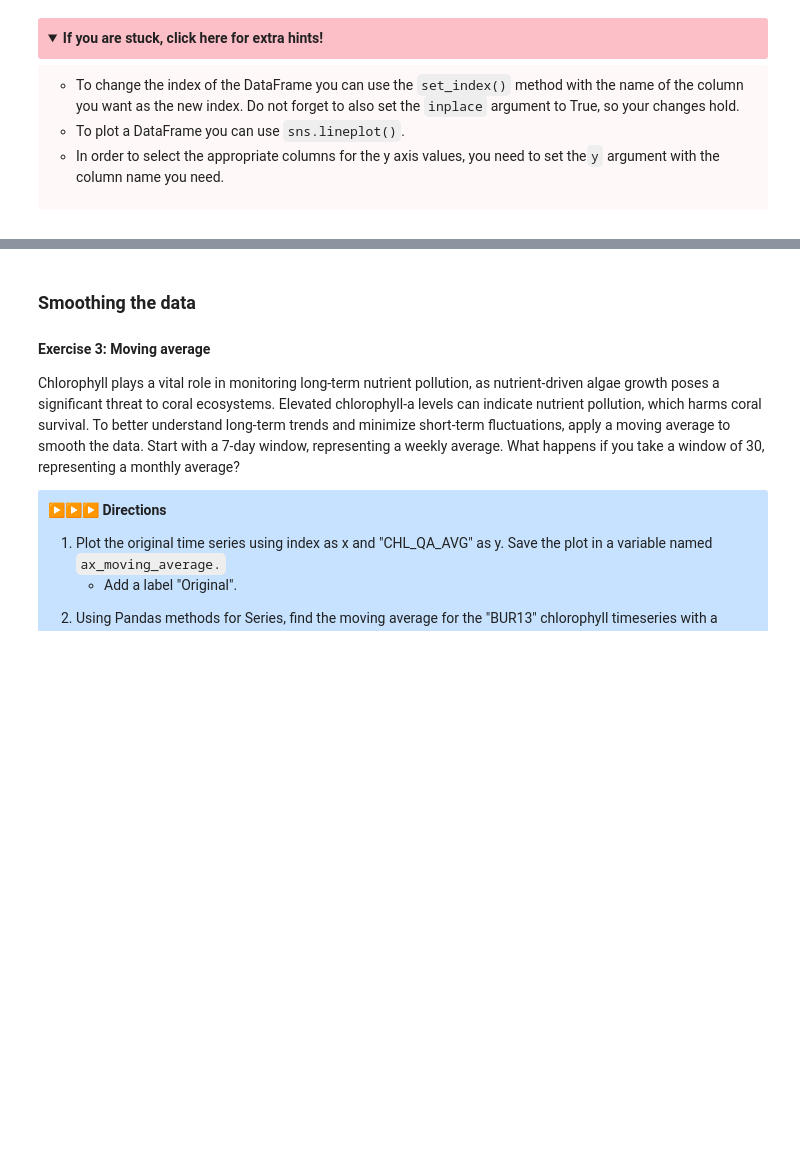
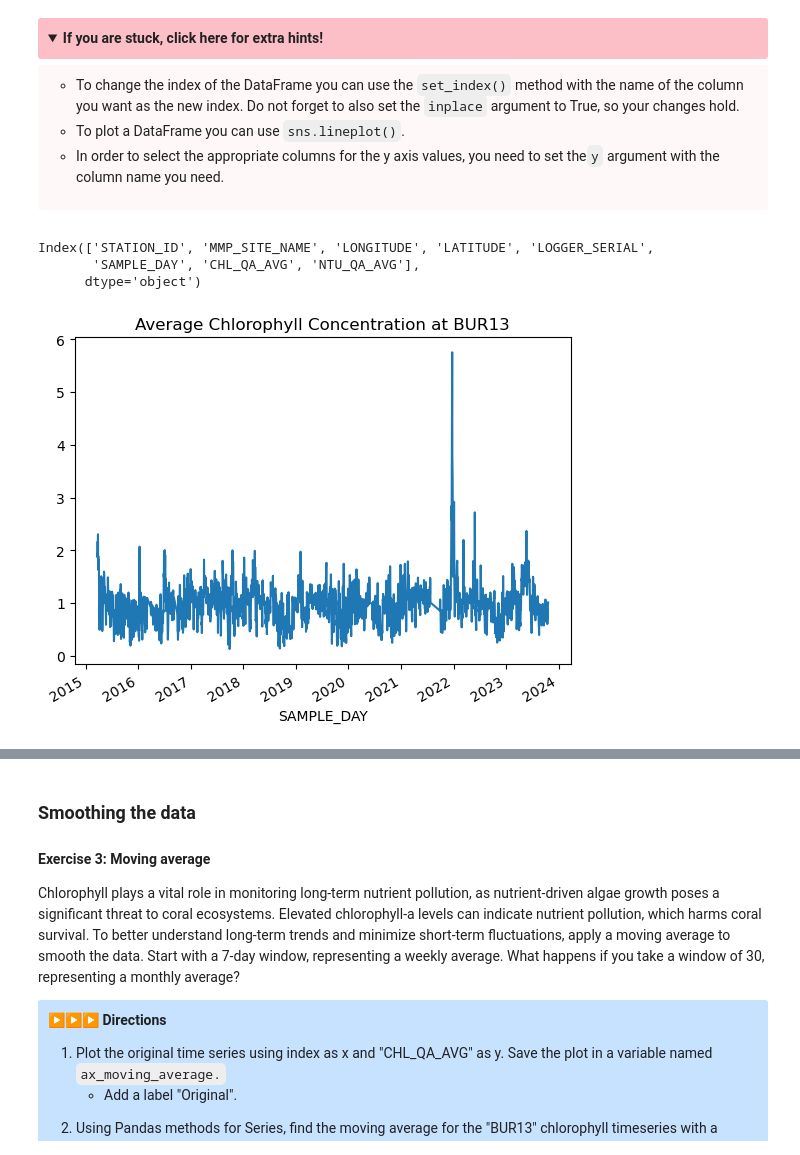
Before and after one commit to dennislamcv1/DEEPAIDA, a Jupyter notebook: Python for Data Analytics/C3M5_Assignment.ipynb, the cells around one changed output, grey strips where cells are left out. Drawn from its saved outputs; the diff is of its cells as text; code cells hidden in the pictures; folded sections open; blank space fills up the shorter version.

```diff
--- a/Python for Data Analytics/C3M5_Assignment.ipynb
+++ b/Python for Data Analytics/C3M5_Assignment.ipynb
@@ -145,7 +162,7 @@ If you are stuck, click here for extra hints!</summary>
 
 ### START CODE HERE ###
 
-df["SAMPLE_DAY"] = None
+df["SAMPLE_DAY"] = pd.to_datetime(df["SAMPLE_DAY"])
 
 ### END CODE HERE ###
 # %%
@@ -212,25 +239,33 @@ If you are stuck, click here for extra hints!</summary>
 - To plot a DataFrame you can use `sns.lineplot()`.
 - In order to select the appropriate columns for the y axis values, you need to set the`y` argument with the column name you need.
 </details>
+# %%
+df.columns
+# %% [output]
+Index(['STATION_ID', 'MMP_SITE_NAME', 'LONGITUDE', 'LATITUDE', 'LOGGER_SERIAL',
+       'SAMPLE_DAY', 'CHL_QA_AVG', 'NTU_QA_AVG'],
+      dtype='object')
 # %%
 # GRADED CELL: exercise 2a
 
 plt.figure()
 
 ### START CODE HERE ###
 
 # filter the dataset
-df_bur13 = None
+df_bur13 = df[df["STATION_ID"] == "BUR13"]
 
 # set the index to the "SAMPLE_DAY" column
-df_bur13.None
+df_bur13.set_index("SAMPLE_DAY", inplace=True)
 
 # create the chlorophyll plot
-ax_bur13_chl = None
+ax_bur13_chl = df_bur13["CHL_QA_AVG"].plot(title="Average Chlorophyll Concentration at BUR13")
 
 ### END CODE HERE ###
 
 plt.show()
+# %% [output]
+[figure, added]
 # %%
 # GRADED CELL: exercise 2b
 
```
Also changed, not shown: parts of 15 cells of this notebook.
